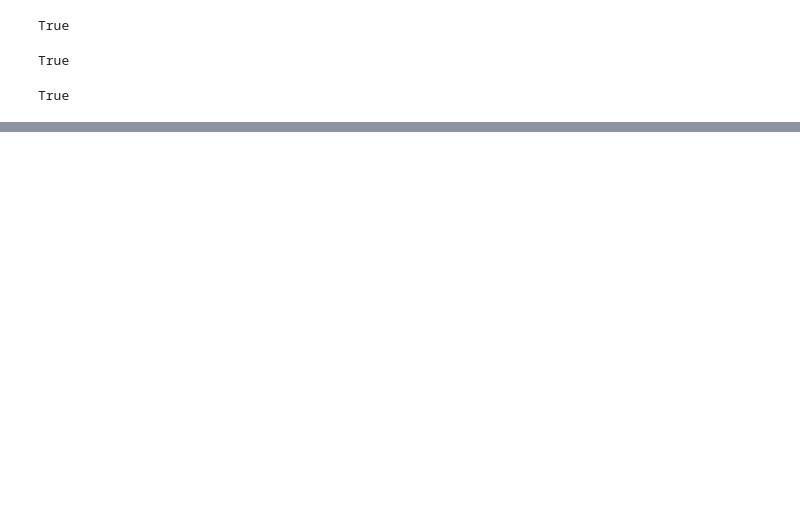
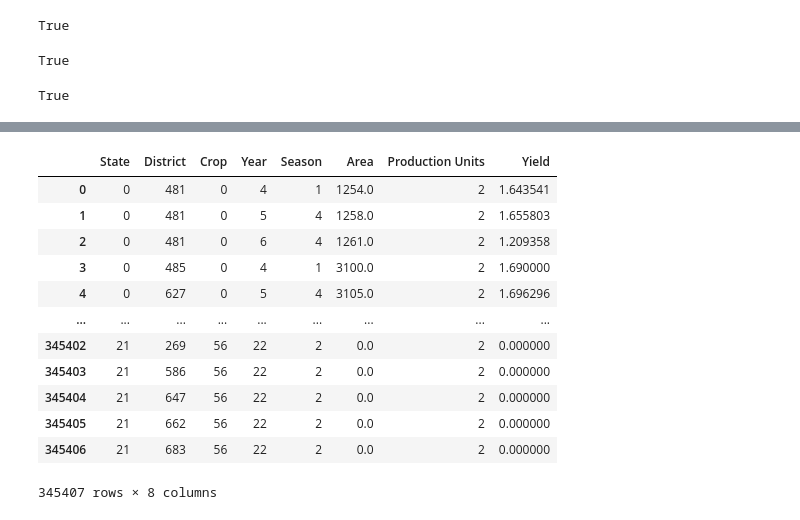
Before and after one commit to Hemanthk408/India-Agriculture, a Jupyter notebook: india_agriculture.ipynb, the cells around one changed output, grey strips where cells are left out. Saved outputs shown, nothing was run; the diff lists cells and outputs as text; code cells hidden in the pictures; blank space fills up the shorter version.

```diff
--- a/india_agriculture.ipynb
+++ b/india_agriculture.ipynb
@@ -345,3 +410,5 @@ df1
+# %%
+df.fillna(0,inplace=True)
 # %%
 import seaborn as sns
 # %%
@@ -356,0 +422,16 @@ TypeError: 'method' object is not subscriptable
+# %%
+x
+# %% [output]
+|  | State | District | Crop | Year | Season | Area | Production Units | Yield |
+| 0 | 0 | 481 | 0 | 4 | 1 | 1254.0 | 2 | 1.643541 |
+| 1 | 0 | 481 | 0 | 5 | 4 | 1258.0 | 2 | 1.655803 |
+| 2 | 0 | 481 | 0 | 6 | 4 | 1261.0 | 2 | 1.209358 |
+| 3 | 0 | 485 | 0 | 4 | 1 | 3100.0 | 2 | 1.690000 |
+| 4 | 0 | 627 | 0 | 5 | 4 | 3105.0 | 2 | 1.696296 |
+| ... | ... | ... | ... | ... | ... | ... | ... | ... |
+| 345402 | 21 | 269 | 56 | 22 | 2 | 0.0 | 2 | 0.000000 |
+| 345403 | 21 | 586 | 56 | 22 | 2 | 0.0 | 2 | 0.000000 |
+| 345404 | 21 | 647 | 56 | 22 | 2 | 0.0 | 2 | 0.000000 |
+| 345405 | 21 | 662 | 56 | 22 | 2 | 0.0 | 2 | 0.000000 |
+| 345406 | 21 | 683 | 56 | 22 | 2 | 0.0 | 2 | 0.000000 |
+345407 rows × 8 columns
```
Also changed, not shown: parts of 9 cells of this notebook.
